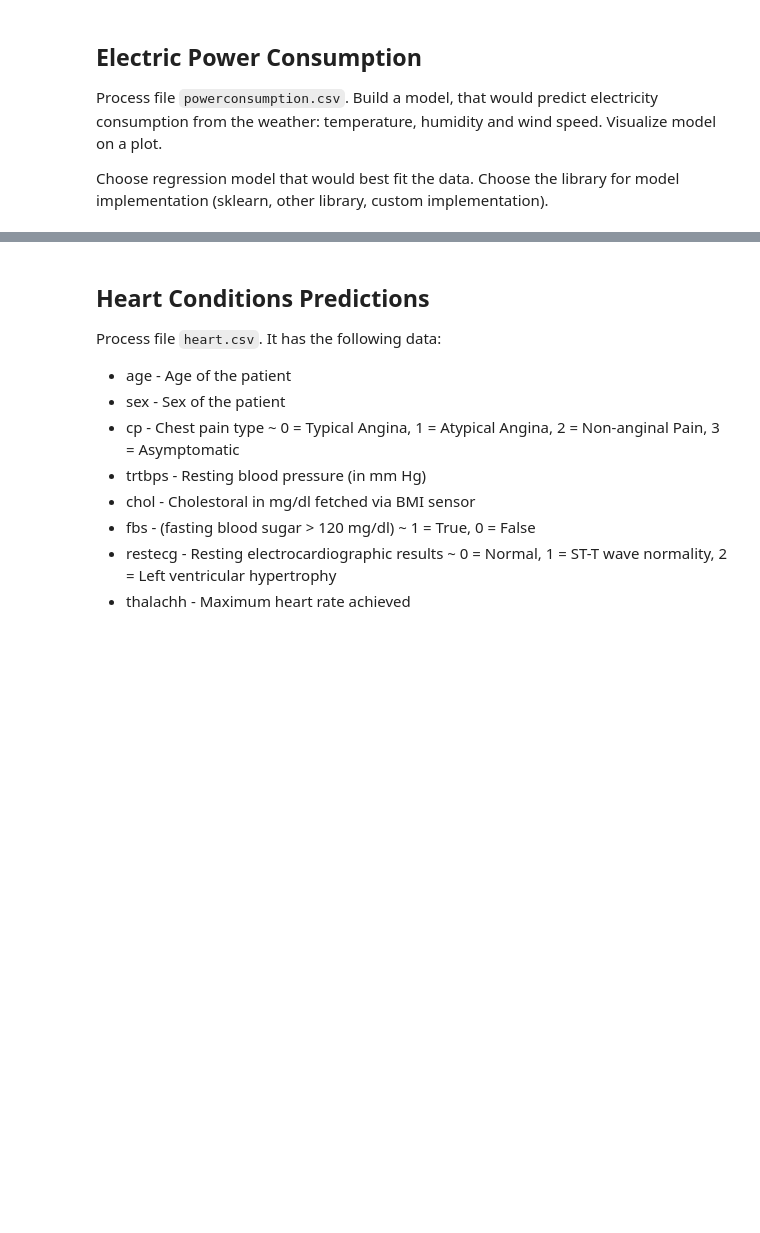
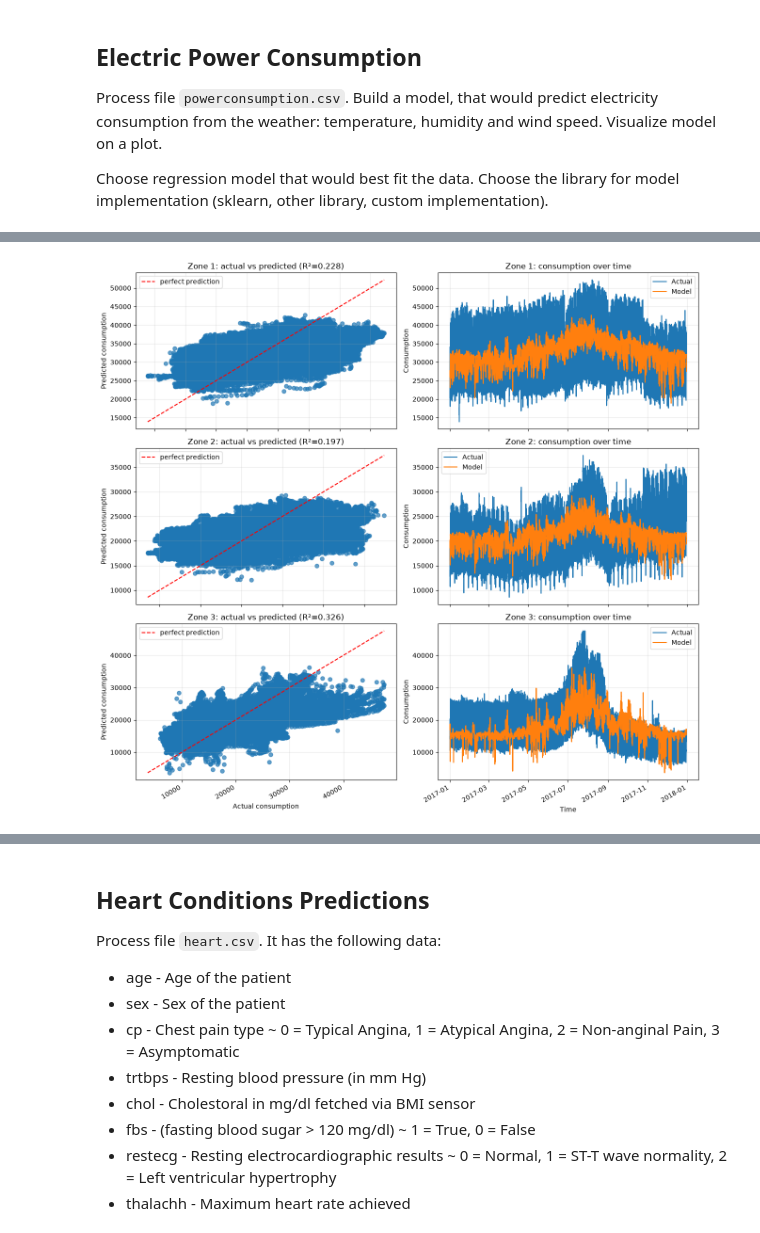
Before and after one commit to moon-1945/ida-labs, a Jupyter notebook: assignement-3.ipynb, the cells around one changed output, grey strips where cells are left out. Saved outputs shown, nothing was run; the diff lists cells and outputs as text; code cells hidden in the pictures; blank space fills up the shorter version.

```diff
--- a/assignement-3.ipynb
+++ b/assignement-3.ipynb
@@ -99,0 +284,88 @@ power_consumption(data)
+# %%
+import numpy as np
+import pandas as pd
+import matplotlib.pyplot as plt
+from sklearn.preprocessing import PolynomialFeatures
+from sklearn.linear_model import LinearRegression
+from sklearn.ensemble import GradientBoostingRegressor
+from sklearn.model_selection import cross_val_score, KFold
+from sklearn.pipeline import make_pipeline
+
+FEATURES = ["Temperature", "Humidity", "WindSpeed"]
+ZONES = ["PowerConsumption_Zone1", "PowerConsumption_Zone2", "PowerConsumption_Zone3"]
+
+
+def power_consumption(data):
+    """
+    Build a separate model for each zone that predicts its electricity
+    consumption from temperature, humidity and wind speed. Visualize the models.
+
+    Returns:
+        list: one list of theta parameters per zone (Zone 1, 2, 3). Each model is
+              a degree-2 polynomial regression; term order is printed below.
+    """
+    X = data[FEATURES].values
+    t = pd.to_datetime(data["Datetime"], format="%m/%d/%Y %H:%M")
+
+    # Rows are 10 minutes apart, so shuffled folds are optimistic; treat the CV
+    # numbers as a relative comparison between models.
+    cv = KFold(n_splits=5, shuffle=True, random_state=42)
+    candidates = {
+        "linear": make_pipeline(LinearRegression()),
+        "poly degree 2": make_pipeline(PolynomialFeatures(2), LinearRegression()),
+        "poly degree 3": make_pipeline(PolynomialFeatures(3), LinearRegression()),
+        "gradient boosting": GradientBoostingRegressor(random_state=0),
+    }
+
+    poly = PolynomialFeatures(degree=2)
+    Xp = poly.fit_transform(X)
+    print("terms:", list(poly.get_feature_names_out(FEATURES)))
+
+    fig, axes = plt.subplots(len(ZONES), 2, figsize=(13, 4 * len(ZONES)))
+    all_theta = []
+
+    for i, zone in enumerate(ZONES):
+        y = data[zone].values
+        print(f"\n=== {zone} ===")
+        for name, m in candidates.items():
+            score = cross_val_score(m, X, y, cv=cv, scoring="r2").mean()
+            print(f"{name:18s} CV R^2 = {score:.3f}")
+
+        # Final model for this zone: degree-2 polynomial regression
+        model = LinearRegression(fit_intercept=False).fit(Xp, y)
+        theta = model.coef_.tolist()
+        y_pred = Xp @ model.coef_
+        r2 = model.score(Xp, y)
+        all_theta.append(theta)
+        print("theta:", theta)
+        print(f"Train R^2 = {r2:.3f}")
+
+        ax_scatter, ax_time = axes[i]
+        ax_scatter.scatter(y, y_pred, alpha=0.7)
+        lim = [min(y.min(), y_pred.min()), max(y.max(), y_pred.max())]
+        ax_scatter.plot(lim, lim, "r--", label="perfect prediction")
+        ax_scatter.set_xlabel("Actual consumption")
+        ax_scatter.set_ylabel("Predicted consumption")
+        ax_scatter.set_title(f"Zone {i + 1}: actual vs predicted (R²={r2:.3f})")
+        ax_scatter.legend()
+        ax_scatter.grid(alpha=0.3)
+
+        ax_time.plot(t, y, label="Actual")
+        ax_time.plot(t, y_pred, label="Model")
+        ax_time.set_xlabel("Time")
+        ax_time.set_ylabel("Consumption")
+        ax_time.set_title(f"Zone {i + 1}: consumption over time")
+        ax_time.legend()
+        ax_time.grid(alpha=0.3)
+
+    fig.autofmt_xdate()
+    plt.tight_layout()
+    plt.show()
+
+    return all_theta
+
+
+
+data = extract_texts_from_file('resources/powerconsumption.csv')
+power_consumption(data)
+# %% [output]
@@ -99,0 +389 @@ power_consumption(data)
+[figure, added]
```
Also changed, not shown: parts of 15 cells of this notebook, 4 other files.
